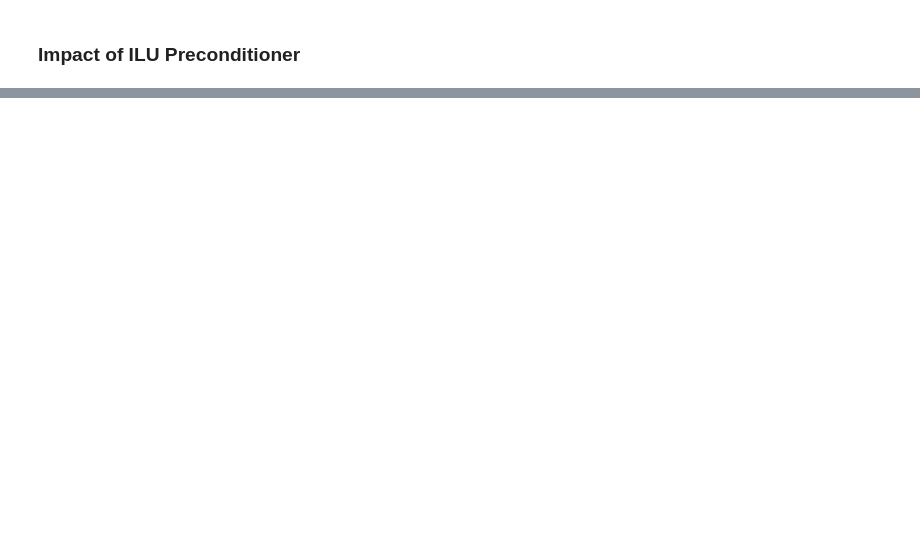
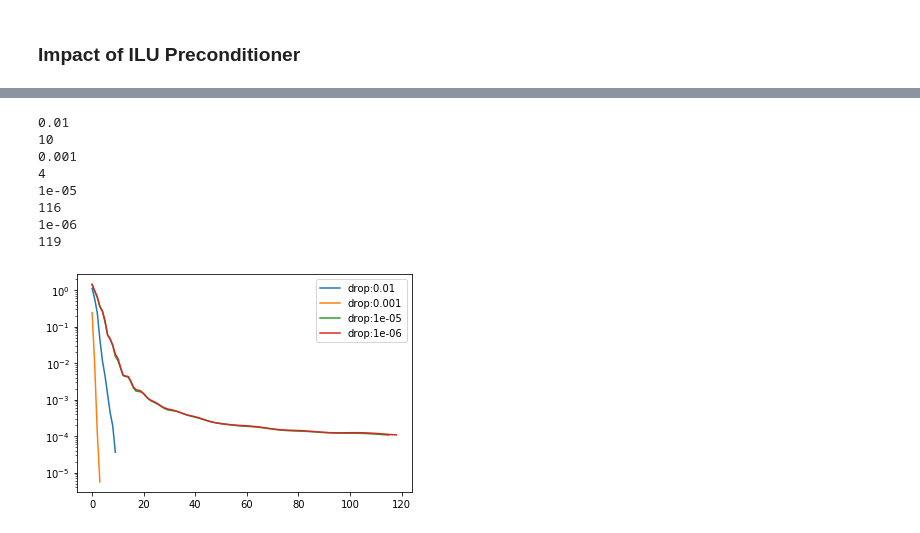
Before and after one commit to sheeshee/High-Performance-Computing-Coursework, a Jupyter notebook: Assignment 3/Assignment 3 Submission.ipynb, the cells around one changed output, grey strips where cells are left out. Drawn from its saved outputs; the diff is of its cells as text; code cells hidden in the pictures; blank space fills up the shorter version.

```diff
--- a/Assignment 3/Assignment 3 Submission.ipynb
+++ b/Assignment 3/Assignment 3 Submission.ipynb
@@ -783,0 +798,28 @@ plt.show()
+# %%
+# Aim express inv(A) as a sparse matrix or Linear Operator
+M = 30
+A, b, solmap = build_system(M, 0, f3)
+for dt in [1e-2, 1e-3, 1e-5, 1e-6]:
+    print(dt)
+    ilu = spilu(A, drop_tol=dt)
+    Mx = lambda x: ilu.solve(x)
+    N = A.shape[0]
+    P = LinearOperator((N, N), Mx)
+    sol, history = solve(A, b, P)
+    iters = [i for i, _ in enumerate(history)]
+    print(len(iters))
+    plt.semilogy(iters, history, label=f'drop:{dt}')
+
+
+plt.legend()
+plt.show()
+# %% [output]
+0.01
+10
+0.001
+4
+1e-05
+116
+1e-06
+119
+[figure, added]
```
Also changed, not shown: parts of 6 cells of this notebook.
